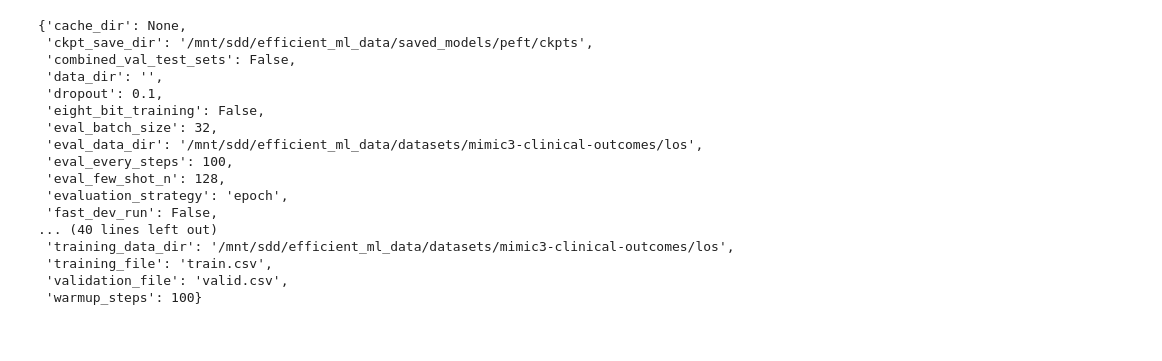
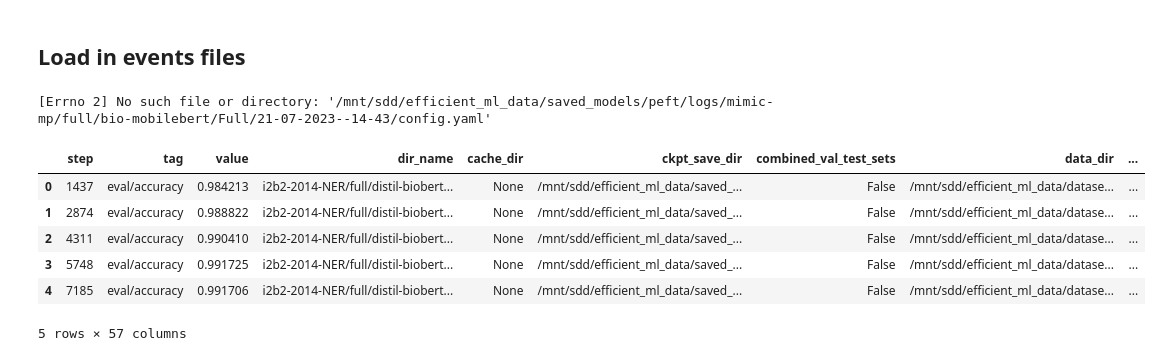
Before and after one commit to nlpie-research/efficient-ml, a Jupyter notebook: notebooks/load_tb_files.ipynb, the cells around one changed output. Drawn from its saved outputs; the diff is of its cells as text; code cells hidden in the pictures.

Commit message:
updates plot and metric extraction

```diff
--- a/notebooks/load_tb_files.ipynb
+++ b/notebooks/load_tb_files.ipynb
@@ -19,0 +76,11 @@ plt.rcParams.update({'font.size': 22})
+# %%
+def get_configs(modeldir):
+    # try open but skip if doesn't exist
+    try:
+        with open(logdir + modeldir + '/config.yaml') as f:
+            configs= yaml.load(f, Loader=yaml.FullLoader)
+    except IOError as e:
+        print(e)
+        configs = {}
+    configs['dir_name'] = modeldir
+    return configs
@@ -19,0 +93,29 @@ plt.rcParams.update({'font.size': 22})
+# %%
+# function to read in event files given a logdir and return a dataframe with config merged
+
+def read_tb_files(logdir):
+
+    # first use summary reader
+    reader = SummaryReader(logdir, extra_columns={'dir_name'})
+    df = reader.scalars
+
+    # now load in config files
+
+    config_list = df["dir_name"].drop_duplicates().progress_apply(lambda x: get_configs(x))
+    config_df = pd.DataFrame.from_records(config_list)
+    merged_df = pd.merge(df, config_df, on='dir_name')
+
+    # we want to replace few_shot_n nan values with few_shot_n = "full"
+    merged_df['few_shot_n'] = merged_df['few_shot_n'].fillna(250)
+
+    # replace task name with mapping using replace function
+    merged_df['task'] = merged_df['task'].replace(task_name_mappings)
+
+    # for now drop any that did not get a model name back i.e. config wasn't available
+    merged_df = merged_df[merged_df['model_name_or_path'].notna()]
+
+    # use model_name_or_path to get model name
+    merged_df['Model name'] = merged_df['model_name_or_path'].progress_apply(lambda x: get_model_name(x))
+
+
+    return merged_df
@@ -57,20 +143,17 @@ with open(logdir + 'config.yaml') as f:
-# %%
-config
-# %% [output]
-{'cache_dir': None,
- 'ckpt_save_dir': '/mnt/sdd/efficient_ml_data/saved_models/peft/ckpts',
- 'combined_val_test_sets': False,
- 'data_dir': '',
- 'dropout': 0.1,
- 'eight_bit_training': False,
- 'eval_batch_size': 32,
- 'eval_data_dir': '/mnt/sdd/efficient_ml_data/datasets/mimic3-clinical-outcomes/los',
- 'eval_every_steps': 100,
- 'eval_few_shot_n': 128,
- 'evaluation_strategy': 'epoch',
- 'fast_dev_run': False,
-... (40 lines left out)
- 'training_data_dir': '/mnt/sdd/efficient_ml_data/datasets/mimic3-clinical-outcomes/los',
- 'training_file': 'train.csv',
- 'validation_file': 'valid.csv',
- 'warmup_steps': 100}
+# %% [markdown]
+## Load in events files
+# %%
+logs_dir = '/mnt/sdd/efficient_ml_data/saved_models/peft/logs/'
+logs_df = read_tb_files(logs_dir)
+# %% [output]
+[Errno 2] No such file or directory: '/mnt/sdd/efficient_ml_data/saved_models/peft/logs/mimic-mp/full/bio-mobilebert/Full/21-07-2023--14-43/config.yaml'
+# %%
+logs_df.head()
+# %% [output]
+|  | step | tag | value | dir_name | cache_dir | ckpt_save_dir | combined_val_test_sets | data_dir | ... |
+| 0 | 1437 | eval/accuracy | 0.984213 | i2b2-2014-NER/full/distil-biobert... | None | /mnt/sdd/efficient_ml_data/saved_... | False | /mnt/sdd/efficient_ml_data/datase... | ... |
+| 1 | 2874 | eval/accuracy | 0.988822 | i2b2-2014-NER/full/distil-biobert... | None | /mnt/sdd/efficient_ml_data/saved_... | False | /mnt/sdd/efficient_ml_data/datase... | ... |
+| 2 | 4311 | eval/accuracy | 0.990410 | i2b2-2014-NER/full/distil-biobert... | None | /mnt/sdd/efficient_ml_data/saved_... | False | /mnt/sdd/efficient_ml_data/datase... | ... |
+| 3 | 5748 | eval/accuracy | 0.991725 | i2b2-2014-NER/full/distil-biobert... | None | /mnt/sdd/efficient_ml_data/saved_... | False | /mnt/sdd/efficient_ml_data/datase... | ... |
+| 4 | 7185 | eval/accuracy | 0.991706 | i2b2-2014-NER/full/distil-biobert... | None | /mnt/sdd/efficient_ml_data/saved_... | False | /mnt/sdd/efficient_ml_data/datase... | ... |
+5 rows × 57 columns
```
Also changed, not shown: parts of 33 cells of this notebook.
